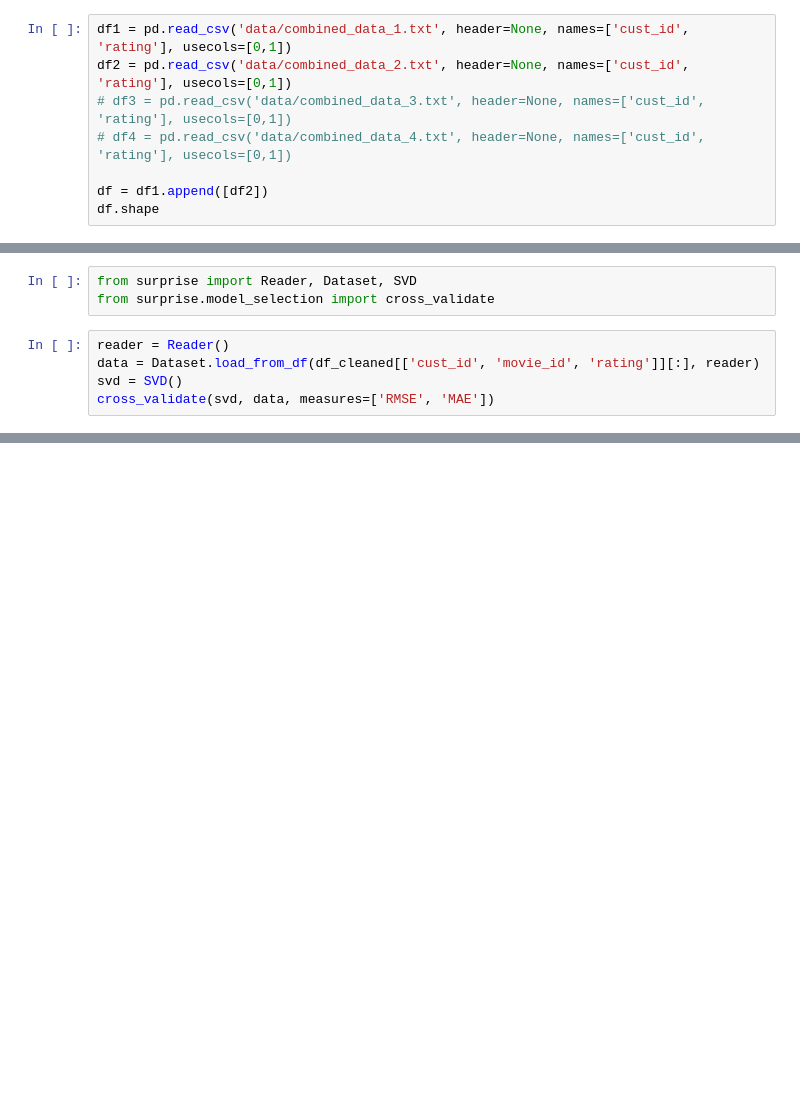
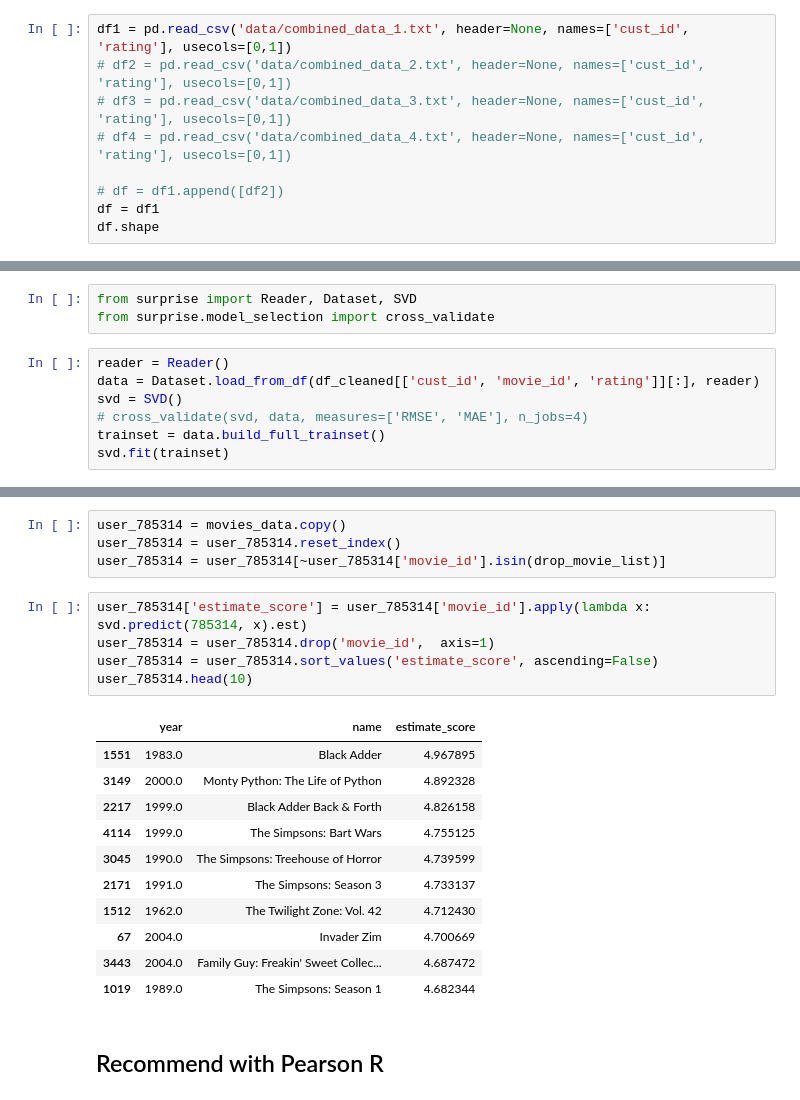
Before and after one commit to tugsag/netflix_recommender, a Jupyter notebook: script.ipynb, the cells around one changed output, grey strips where cells are left out. Cells and saved outputs as stored; diff of their text form; blank space fills up the shorter version.

```diff
--- a/script.ipynb
+++ b/script.ipynb
@@ -3,10 +3,11 @@ import pandas as pd
 import numpy as np
 # %%
 df1 = pd.read_csv('data/combined_data_1.txt', header=None, names=['cust_id', 'rating'], usecols=[0,1])
-df2 = pd.read_csv('data/combined_data_2.txt', header=None, names=['cust_id', 'rating'], usecols=[0,1])
+# df2 = pd.read_csv('data/combined_data_2.txt', header=None, names=['cust_id', 'rating'], usecols=[0,1])
 # df3 = pd.read_csv('data/combined_data_3.txt', header=None, names=['cust_id', 'rating'], usecols=[0,1])
 # df4 = pd.read_csv('data/combined_data_4.txt', header=None, names=['cust_id', 'rating'], usecols=[0,1])
 
-df = df1.append([df2])
+# df = df1.append([df2])
+df = df1
 df.shape
 # %% [output]
@@ -105,5 +118,7 @@ from surprise.model_selection import cross_validate
 reader = Reader()
 data = Dataset.load_from_df(df_cleaned[['cust_id', 'movie_id', 'rating']][:], reader)
 svd = SVD()
-cross_validate(svd, data, measures=['RMSE', 'MAE'])
+# cross_validate(svd, data, measures=['RMSE', 'MAE'], n_jobs=4)
+trainset = data.build_full_trainset()
+svd.fit(trainset)
 # %% [output]
@@ -110,0 +149,23 @@ KeyboardInterrupt:
+# %%
+user_785314 = movies_data.copy()
+user_785314 = user_785314.reset_index()
+user_785314 = user_785314[~user_785314['movie_id'].isin(drop_movie_list)]
+# %%
+user_785314['estimate_score'] = user_785314['movie_id'].apply(lambda x: svd.predict(785314, x).est)
+user_785314 = user_785314.drop('movie_id',  axis=1)
+user_785314 = user_785314.sort_values('estimate_score', ascending=False)
+user_785314.head(10)
+# %% [output]
+|  | year | name | estimate_score |
+| 1551 | 1983.0 | Black Adder | 4.967895 |
+| 3149 | 2000.0 | Monty Python: The Life of Python | 4.892328 |
+| 2217 | 1999.0 | Black Adder Back & Forth | 4.826158 |
+| 4114 | 1999.0 | The Simpsons: Bart Wars | 4.755125 |
+| 3045 | 1990.0 | The Simpsons: Treehouse of Horror | 4.739599 |
+| 2171 | 1991.0 | The Simpsons: Season 3 | 4.733137 |
+| 1512 | 1962.0 | The Twilight Zone: Vol. 42 | 4.712430 |
+| 67 | 2004.0 | Invader Zim | 4.700669 |
+| 3443 | 2004.0 | Family Guy: Freakin' Sweet Collec... | 4.687472 |
+| 1019 | 1989.0 | The Simpsons: Season 1 | 4.682344 |
+# %% [markdown]
+## Recommend with Pearson R
```
Also changed, not shown: parts of 20 cells of this notebook, 1 other file.
